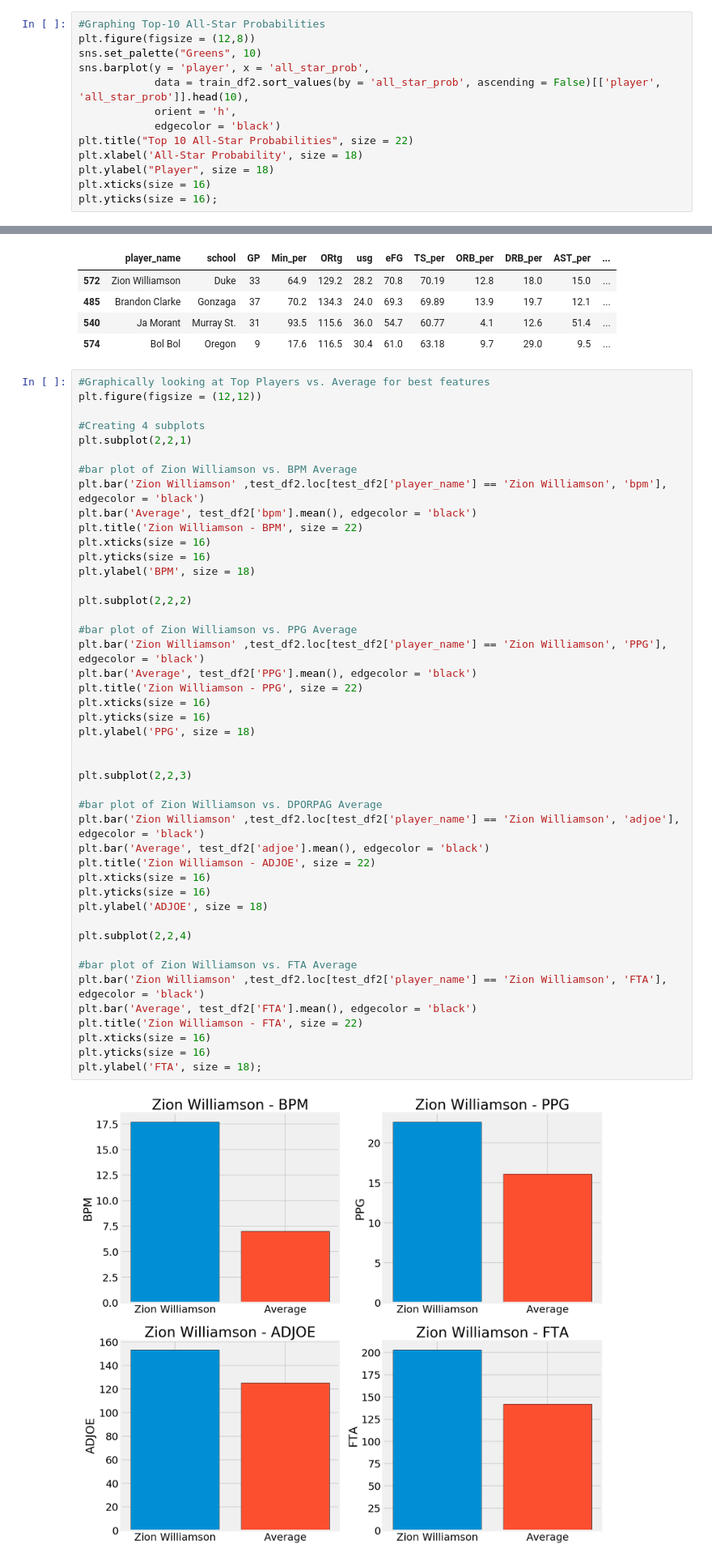
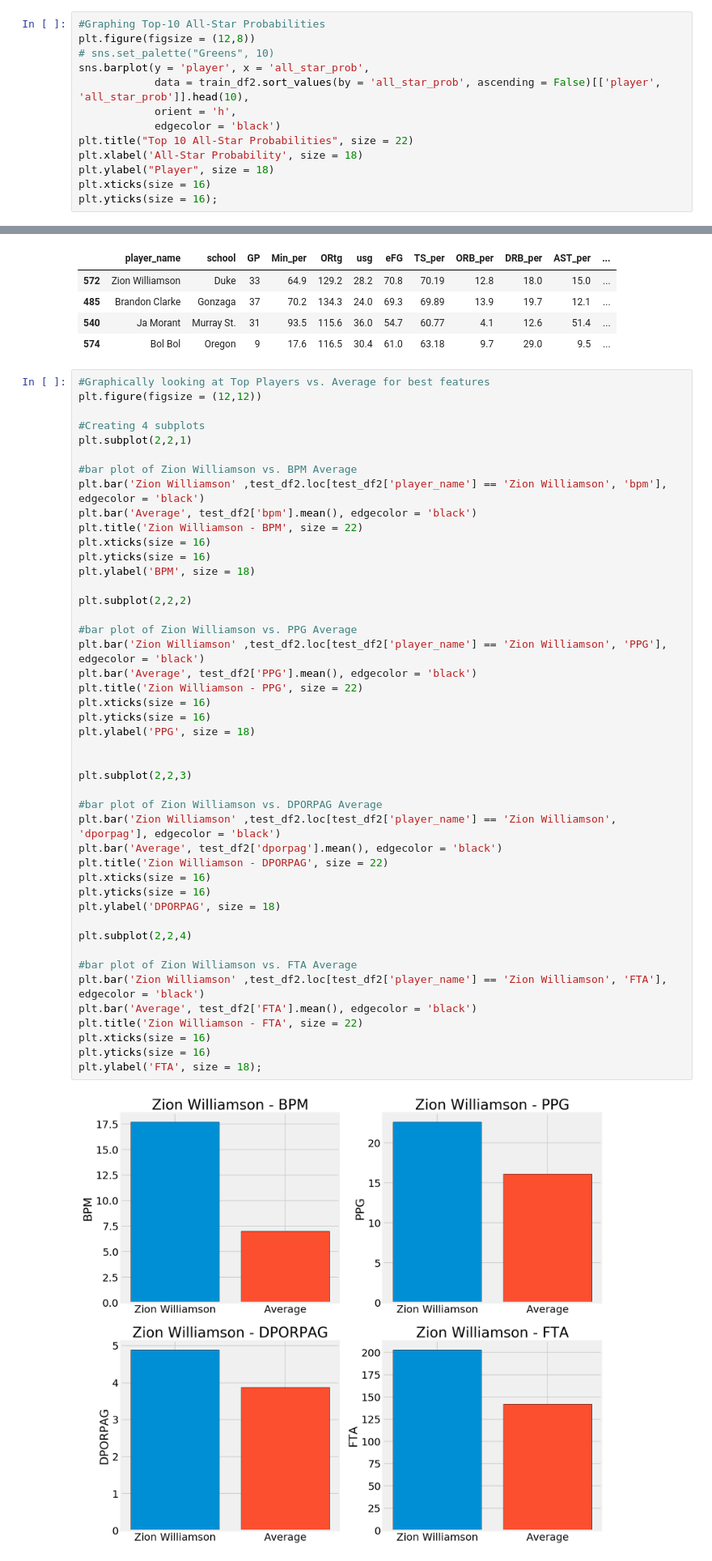
Before and after one commit to JDoherty95/Capstone, a Jupyter notebook: Code/Modeling.ipynb, the cells around one changed output, grey strips where cells are left out. Shown at 81% size. Cells and saved outputs as stored; diff of their text form.

```diff
--- a/Code/Modeling.ipynb
+++ b/Code/Modeling.ipynb
@@ -1029,7 +1029,7 @@ train_df2[train_df2['all_star'] == 1].sort_values(by = 'all_star_prob', ascendin
 # %%
 #Graphing Top-10 All-Star Probabilities
 plt.figure(figsize = (12,8))
-sns.set_palette("Greens", 10)
+# sns.set_palette("Greens", 10)
 sns.barplot(y = 'player', x = 'all_star_prob',
             data = train_df2.sort_values(by = 'all_star_prob', ascending = False)[['player', 'all_star_prob']].head(10),
             orient = 'h',
@@ -1279,38 +1279,38 @@ plt.xticks(size = 16)
 plt.yticks(size = 16)
 plt.ylabel('BPM', size = 18)
 
 plt.subplot(2,2,2)
 
 #bar plot of Zion Williamson vs. PPG Average
 plt.bar('Zion Williamson' ,test_df2.loc[test_df2['player_name'] == 'Zion Williamson', 'PPG'], edgecolor = 'black')
 plt.bar('Average', test_df2['PPG'].mean(), edgecolor = 'black')
 plt.title('Zion Williamson - PPG', size = 22)
 plt.xticks(size = 16)
 plt.yticks(size = 16)
 plt.ylabel('PPG', size = 18)
 
 
 plt.subplot(2,2,3)
 
 #bar plot of Zion Williamson vs. DPORPAG Average
-plt.bar('Zion Williamson' ,test_df2.loc[test_df2['player_name'] == 'Zion Williamson', 'adjoe'], edgecolor = 'black')
-plt.bar('Average', test_df2['adjoe'].mean(), edgecolor = 'black')
-plt.title('Zion Williamson - ADJOE', size = 22)
+plt.bar('Zion Williamson' ,test_df2.loc[test_df2['player_name'] == 'Zion Williamson', 'dporpag'], edgecolor = 'black')
+plt.bar('Average', test_df2['dporpag'].mean(), edgecolor = 'black')
+plt.title('Zion Williamson - DPORPAG', size = 22)
 plt.xticks(size = 16)
 plt.yticks(size = 16)
-plt.ylabel('ADJOE', size = 18)
+plt.ylabel('DPORPAG', size = 18)
 
 plt.subplot(2,2,4)
 
 #bar plot of Zion Williamson vs. FTA Average
 plt.bar('Zion Williamson' ,test_df2.loc[test_df2['player_name'] == 'Zion Williamson', 'FTA'], edgecolor = 'black')
 plt.bar('Average', test_df2['FTA'].mean(), edgecolor = 'black')
 plt.title('Zion Williamson - FTA', size = 22)
 plt.xticks(size = 16)
 plt.yticks(size = 16)
 plt.ylabel('FTA', size = 18);
 # %% [output]
-[figure, old version]
+[figure, new version]
 # %% [markdown]
 From the plot above, you can see that Zion Williamson is elite in every category which is why he was drafted number 1 overall in the 2019 NBA draft. He is well above the average for BPM which was the best feature for our model.
 # %%
```
Also changed, not shown: parts of 15 cells of this notebook, 1 other file.
